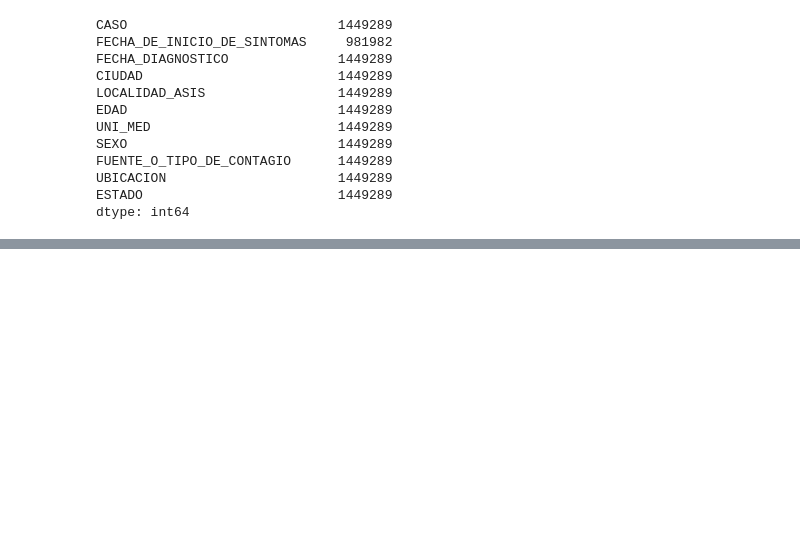
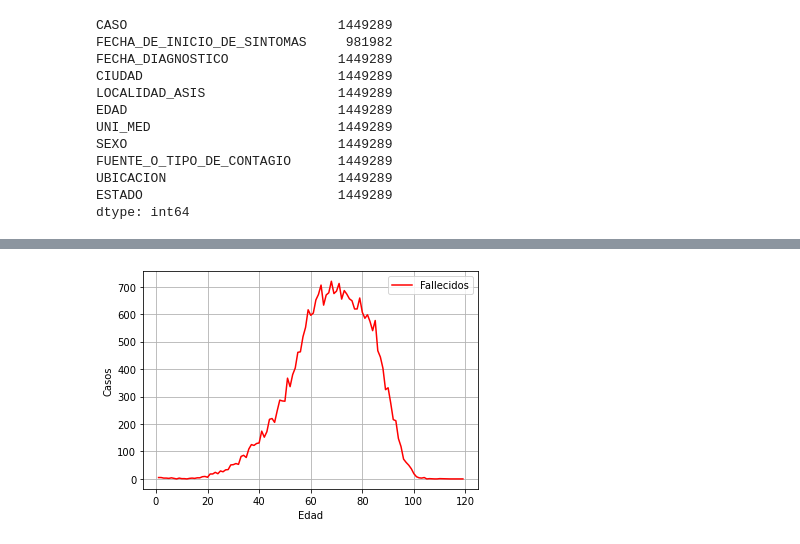
Before and after one commit to Lucas-Nieto-institucional/Notebooks_curso_estadistica, a Jupyter notebook: 02_Bases_de_datos.ipynb, the cells around one changed output, grey strips where cells are left out. Cells and saved outputs as stored; diff of their text form; code cells hidden in the pictures; blank space fills up the shorter version.

```diff
--- a/02_Bases_de_datos.ipynb
+++ b/02_Bases_de_datos.ipynb
@@ -46,0 +229,10 @@ dtype: int64
+# %%
+EDAD = pd.crosstab( index = CovidDf['EDAD'], columns = CovidDf['ESTADO'])
+plt.plot(EDAD.Fallecido,c='r',label='Fallecidos')
+plt.xlabel('Edad')
+plt.ylabel('Casos')
+plt.legend()
+plt.grid()
+plt.show()
+# %% [output]
+[figure, added]
```
Also changed, not shown: parts of 25 cells of this notebook.
